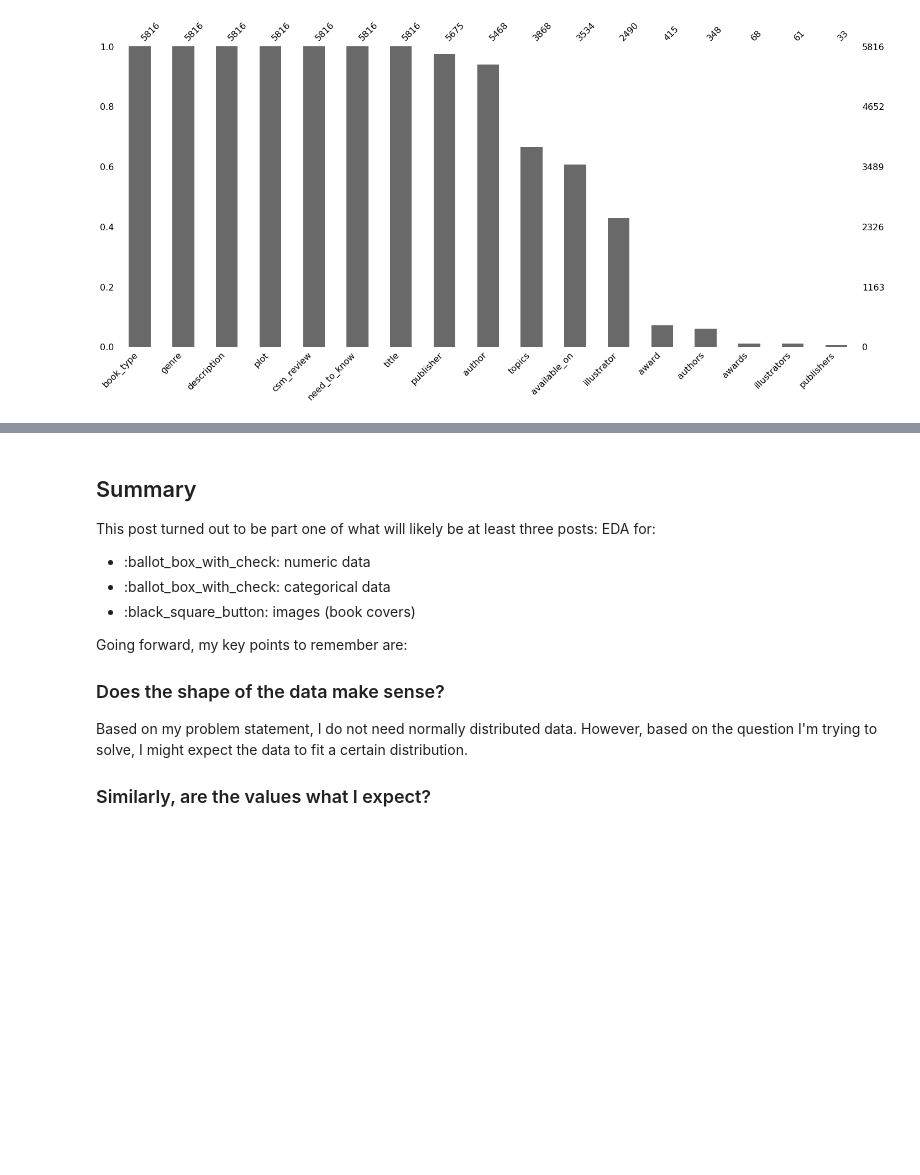
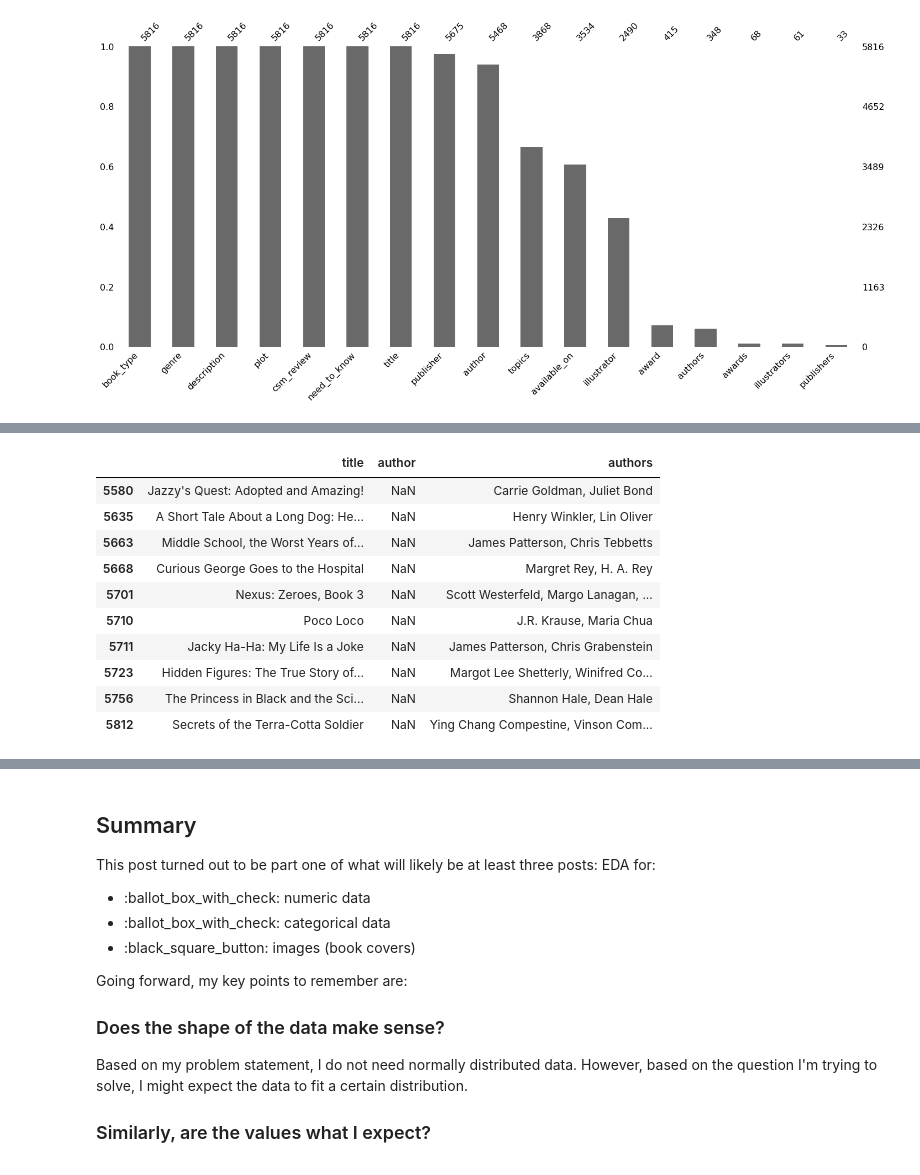
Before and after one commit to educatorsRlearners/an-a-z-of-machine-learning, a Jupyter notebook: _notebooks/2020-06-22-e-is-for-eda.ipynb, the cells around one changed output, grey strips where cells are left out. Cells and saved outputs as stored; diff of their text form; code cells hidden in the pictures; blank space fills up the shorter version.

```diff
--- a/_notebooks/2020-06-22-e-is-for-eda.ipynb
+++ b/_notebooks/2020-06-22-e-is-for-eda.ipynb
@@ -215,0 +241,14 @@ msno.bar(df_text,
+# %%
+df_text.loc[df_text['author'].isna() & df_text["authors"].notna(), ['title', 'author', 'authors']].tail(10)
+# %% [output]
+|  | title | author | authors |
+| 5580 | Jazzy's Quest: Adopted and Amazing! | NaN | Carrie Goldman, Juliet Bond |
+| 5635 | A Short Tale About a Long Dog: He... | NaN | Henry Winkler, Lin Oliver |
+| 5663 | Middle School, the Worst Years of... | NaN | James Patterson, Chris Tebbetts |
+| 5668 | Curious George Goes to the Hospital | NaN | Margret Rey, H. A. Rey |
+| 5701 | Nexus: Zeroes, Book 3 | NaN | Scott Westerfeld, Margo Lanagan, ... |
+| 5710 | Poco Loco | NaN | J.R. Krause, Maria Chua |
+| 5711 | Jacky Ha-Ha: My Life Is a Joke | NaN | James Patterson, Chris Grabenstein |
+| 5723 | Hidden Figures: The True Story of... | NaN | Margot Lee Shetterly, Winifred Co... |
+| 5756 | The Princess in Black and the Sci... | NaN | Shannon Hale, Dean Hale |
+| 5812 | Secrets of the Terra-Cotta Soldier | NaN | Ying Chang Compestine, Vinson Com... |
```
Also changed, not shown: parts of 8 cells of this notebook.
